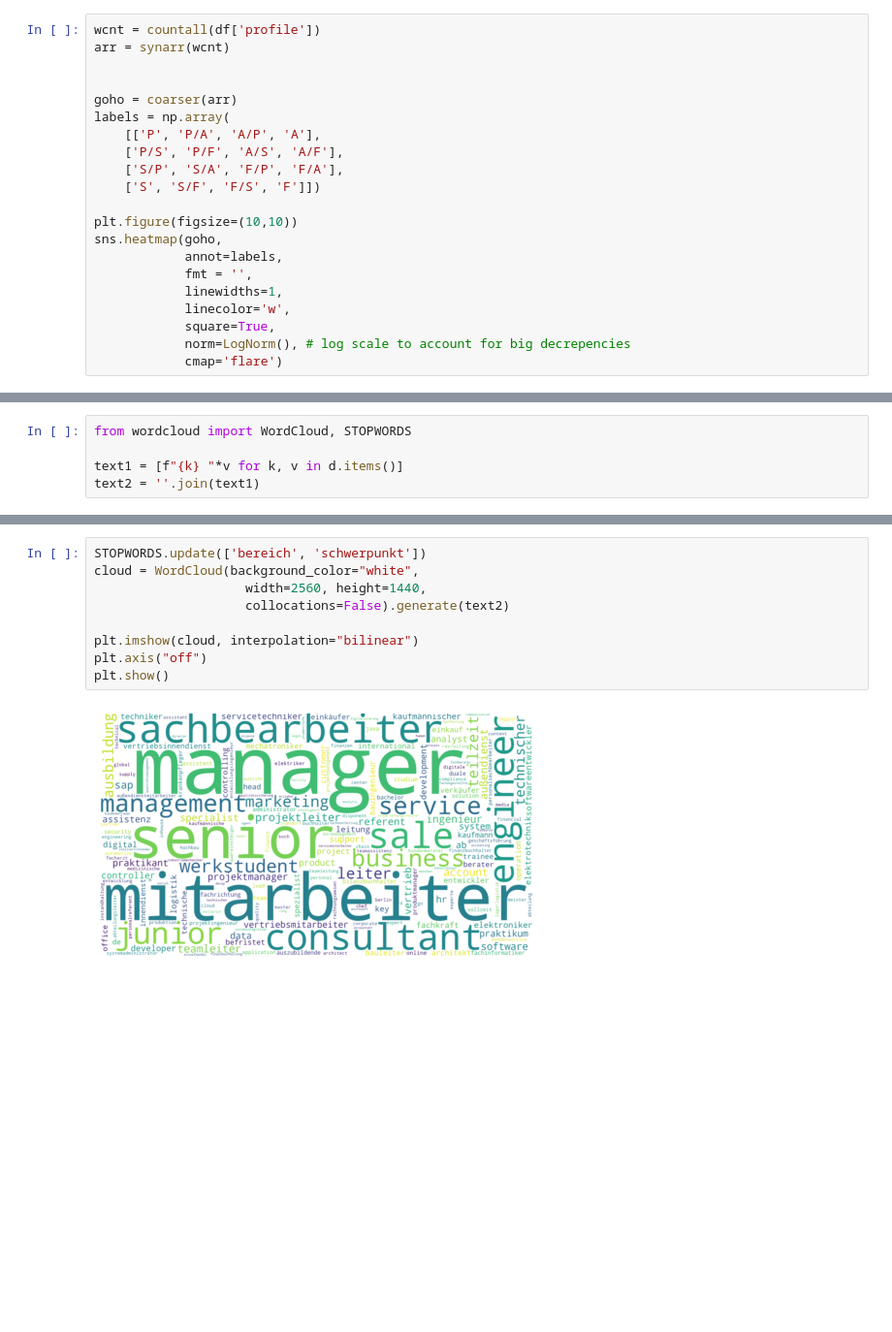
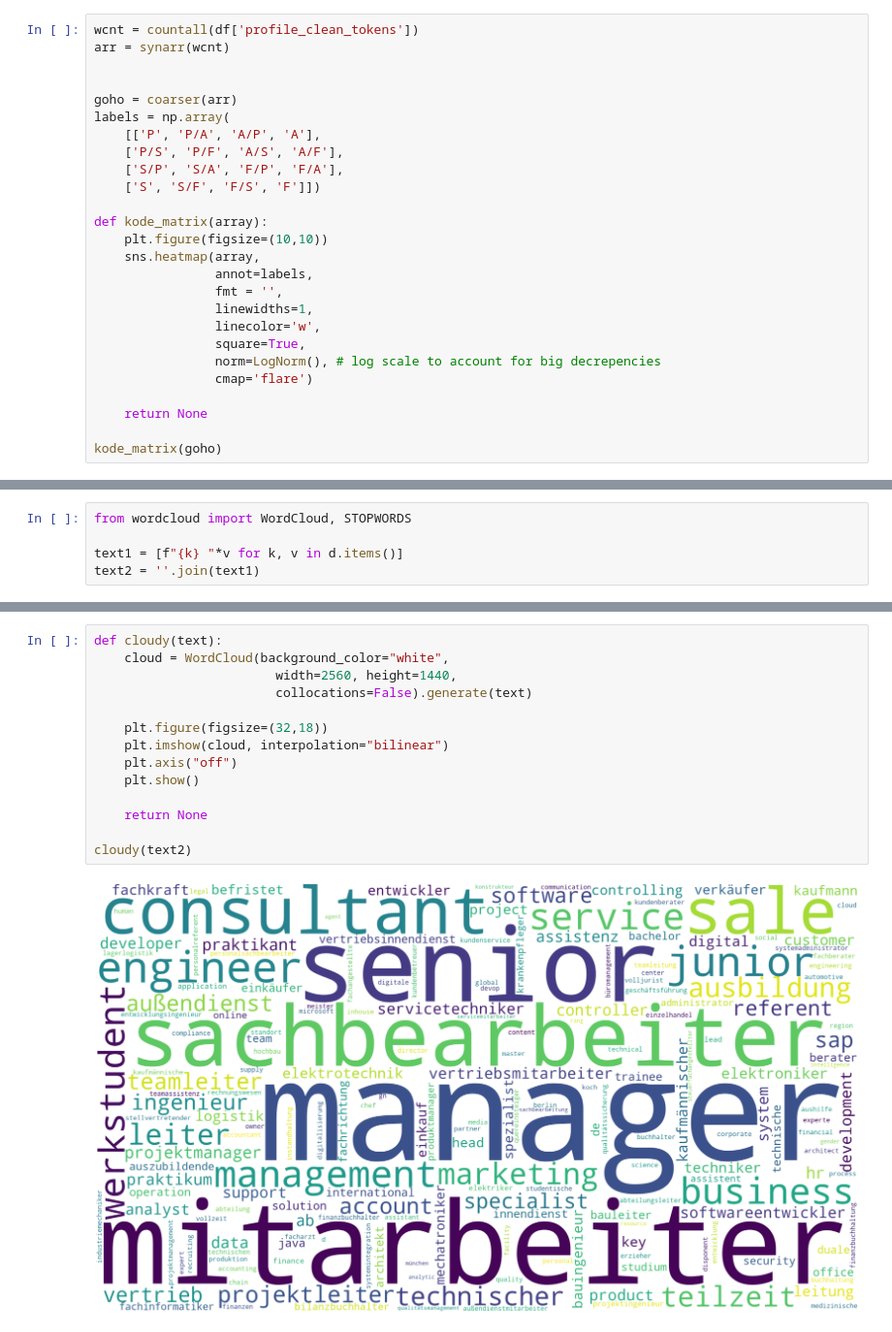
Before and after one commit to sharasivam/stellenanzeigen, a Jupyter notebook: story.ipynb, the cells around one changed output, grey strips where cells are left out. Shown at 97% size. Saved outputs shown, nothing was run; the diff lists cells and outputs as text; blank space fills up the shorter version.

Commit message:
more analysis
senior vs junior
several word clouds

```diff
--- a/story.ipynb
+++ b/story.ipynb
@@ -490,7 +490,7 @@ print(bahn_ag)
 # %% [markdown]
 ### Overall look
 # %%
-wcnt = countall(df['profile'])
+wcnt = countall(df['profile_clean_tokens'])
 arr = synarr(wcnt)
 
 
@@ -501,13 +501,18 @@ labels = np.array(
     ['S/P', 'S/A', 'F/P', 'F/A'],
     ['S', 'S/F', 'F/S', 'F']])
 
-plt.figure(figsize=(10,10))
-sns.heatmap(goho,
-            annot=labels,
-            fmt = '',
-            linewidths=1,
-            linecolor='w',
-            square=True,
-            norm=LogNorm(), # log scale to account for big decrepencies
-            cmap='flare')
+def kode_matrix(array):
+    plt.figure(figsize=(10,10))
+    sns.heatmap(array,
+                annot=labels,
+                fmt = '',
+                linewidths=1,
+                linecolor='w',
+                square=True,
+                norm=LogNorm(), # log scale to account for big decrepencies
+                cmap='flare')
+
+    return None
+
+kode_matrix(goho)
 # %% [output]
@@ -539,11 +591,16 @@ text2 = ''.join(text1)
 # %%
-STOPWORDS.update(['bereich', 'schwerpunkt'])
-cloud = WordCloud(background_color="white",
-                    width=2560, height=1440,
-                    collocations=False).generate(text2)
+def cloudy(text):
+    cloud = WordCloud(background_color="white",
+                        width=2560, height=1440,
+                        collocations=False).generate(text)
 
-plt.imshow(cloud, interpolation="bilinear")
-plt.axis("off")
-plt.show()
+    plt.figure(figsize=(32,18))
+    plt.imshow(cloud, interpolation="bilinear")
+    plt.axis("off")
+    plt.show()
+
+    return None
+
+cloudy(text2)
 # %% [output]
-[figure, old version]
+[figure, new version]
```
Also changed, not shown: parts of 7 cells of this notebook.
